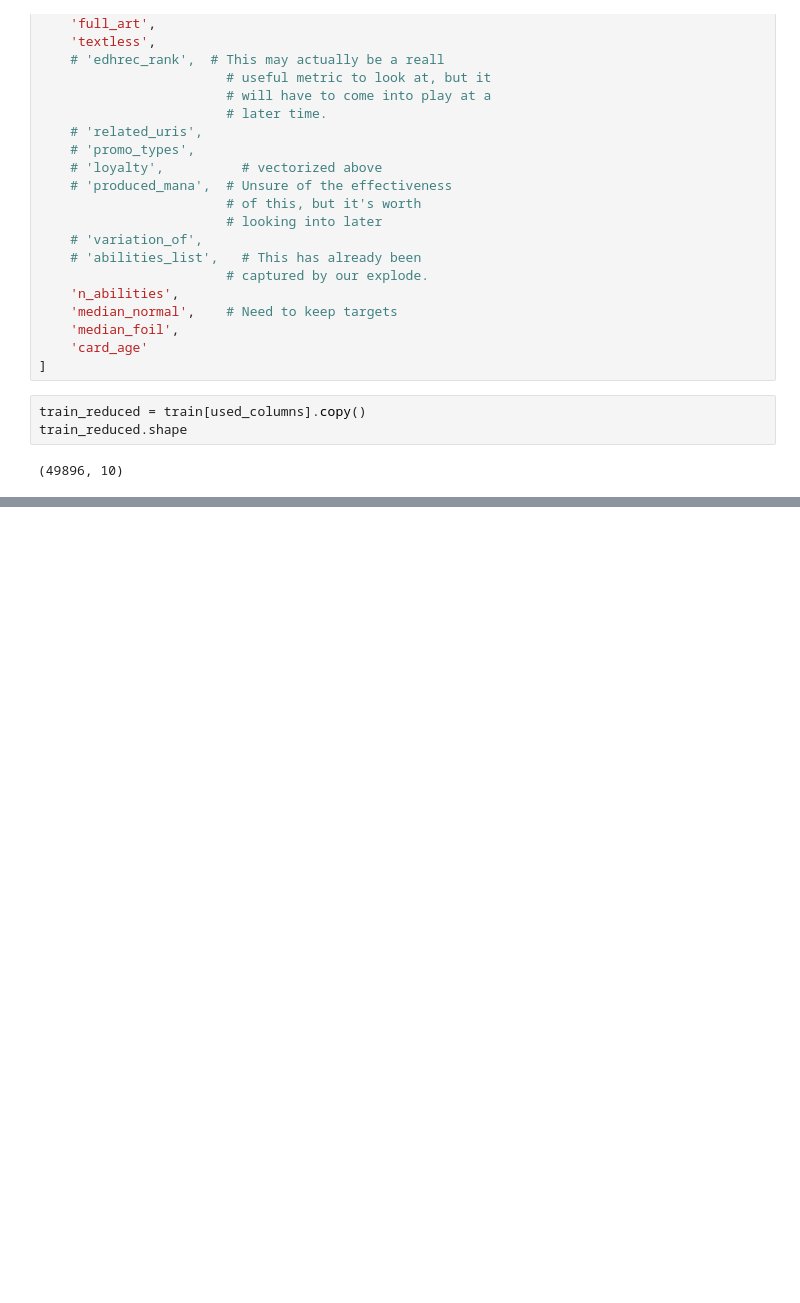
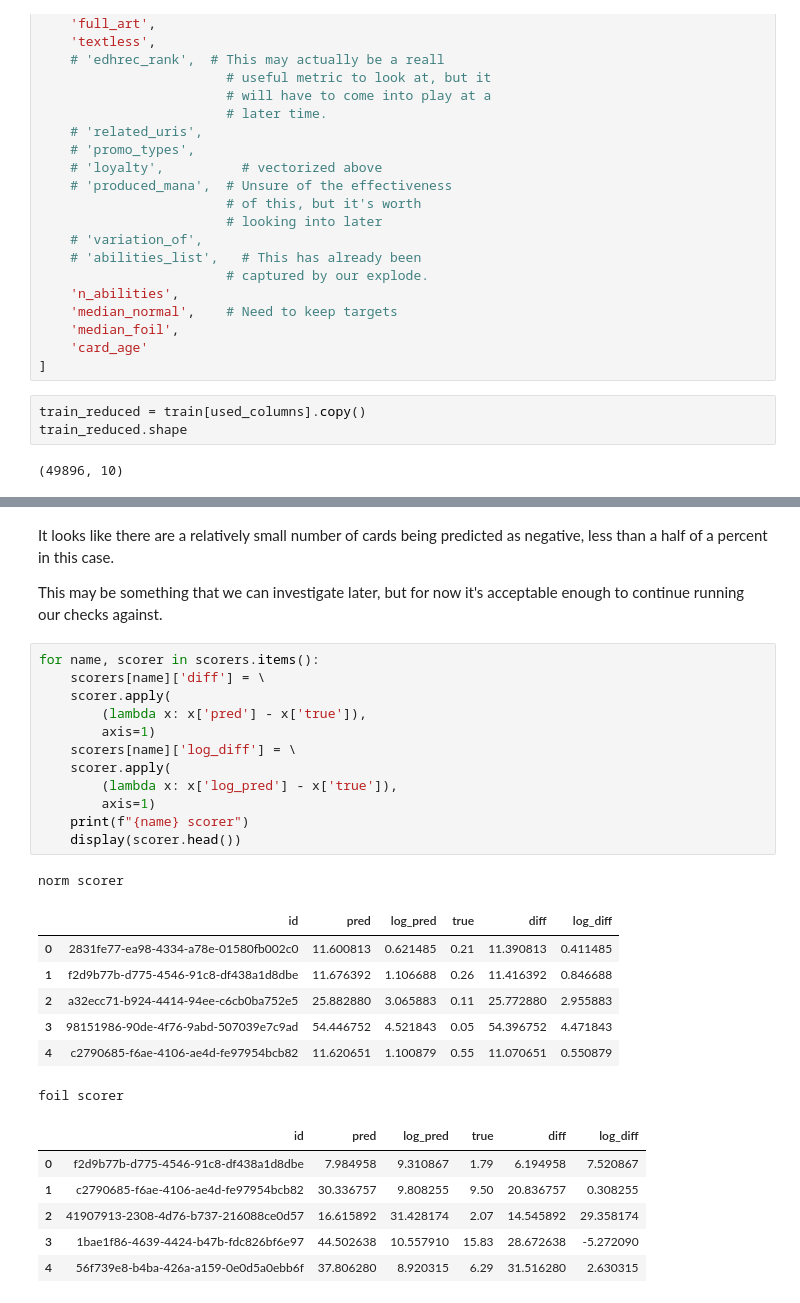
Before and after one commit to ParkedHampster/Spell-Trends, a Jupyter notebook: 2_Modeling.ipynb, the cells around one changed output, grey strips where cells are left out. Saved outputs shown, nothing was run; the diff lists cells and outputs as text; blank space fills up the shorter version.

```diff
--- a/2_Modeling.ipynb
+++ b/2_Modeling.ipynb
@@ -645,0 +1052,35 @@ together into a single large data frame.
+# %% [markdown]
+It looks like there are a relatively small number of
+cards being predicted as negative, less than a half of
+a percent in this case.
+
+This may be something that we can investigate later,
+but for now it's acceptable enough to continue running
+our checks against.
+# %%
+for name, scorer in scorers.items():
+    scorers[name]['diff'] = \
+    scorer.apply(
+        (lambda x: x['pred'] - x['true']),
+        axis=1)
+    scorers[name]['log_diff'] = \
+    scorer.apply(
+        (lambda x: x['log_pred'] - x['true']),
+        axis=1)
+    print(f"{name} scorer")
+    display(scorer.head())
+# %% [output]
+norm scorer
+|  | id | pred | log_pred | true | diff | log_diff |
+| 0 | 2831fe77-ea98-4334-a78e-01580fb002c0 | 11.600813 | 0.621485 | 0.21 | 11.390813 | 0.411485 |
+| 1 | f2d9b77b-d775-4546-91c8-df438a1d8dbe | 11.676392 | 1.106688 | 0.26 | 11.416392 | 0.846688 |
+| 2 | a32ecc71-b924-4414-94ee-c6cb0ba752e5 | 25.882880 | 3.065883 | 0.11 | 25.772880 | 2.955883 |
+| 3 | 98151986-90de-4f76-9abd-507039e7c9ad | 54.446752 | 4.521843 | 0.05 | 54.396752 | 4.471843 |
+| 4 | c2790685-f6ae-4106-ae4d-fe97954bcb82 | 11.620651 | 1.100879 | 0.55 | 11.070651 | 0.550879 |
+foil scorer
+|  | id | pred | log_pred | true | diff | log_diff |
+| 0 | f2d9b77b-d775-4546-91c8-df438a1d8dbe | 7.984958 | 9.310867 | 1.79 | 6.194958 | 7.520867 |
+| 1 | c2790685-f6ae-4106-ae4d-fe97954bcb82 | 30.336757 | 9.808255 | 9.50 | 20.836757 | 0.308255 |
+| 2 | 41907913-2308-4d76-b737-216088ce0d57 | 16.615892 | 31.428174 | 2.07 | 14.545892 | 29.358174 |
+| 3 | 1bae1f86-4639-4424-b47b-fdc826bf6e97 | 44.502638 | 10.557910 | 15.83 | 28.672638 | -5.272090 |
+| 4 | 56f739e8-b4ba-426a-a159-0e0d5a0ebb6f | 37.806280 | 8.920315 | 6.29 | 31.516280 | 2.630315 |
```
Also changed, not shown: parts of 20 cells of this notebook, 5 other files.
